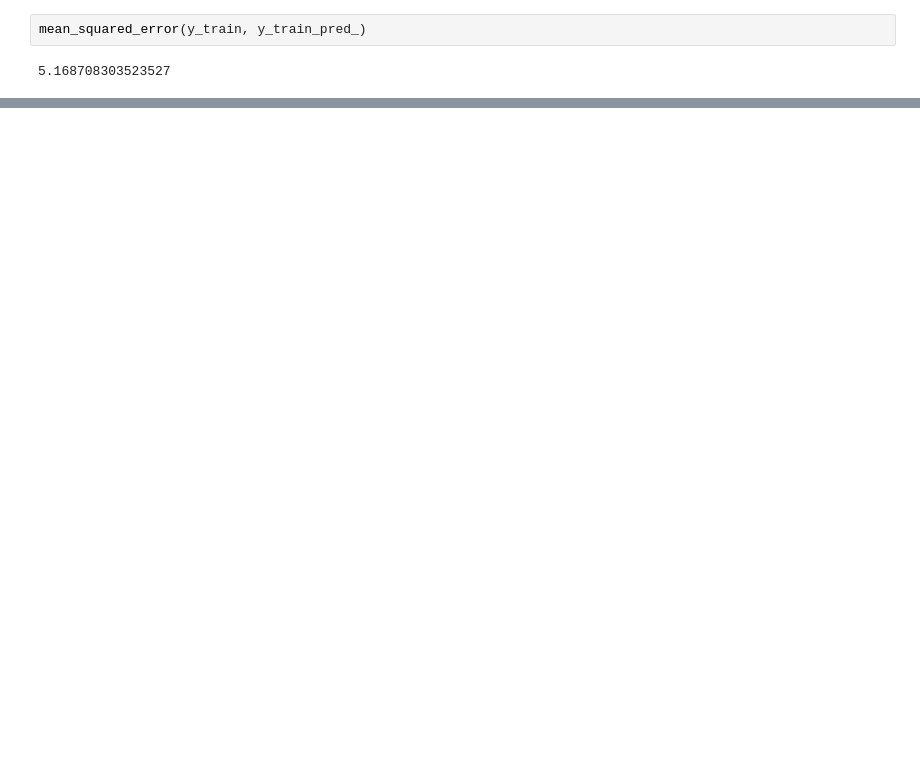
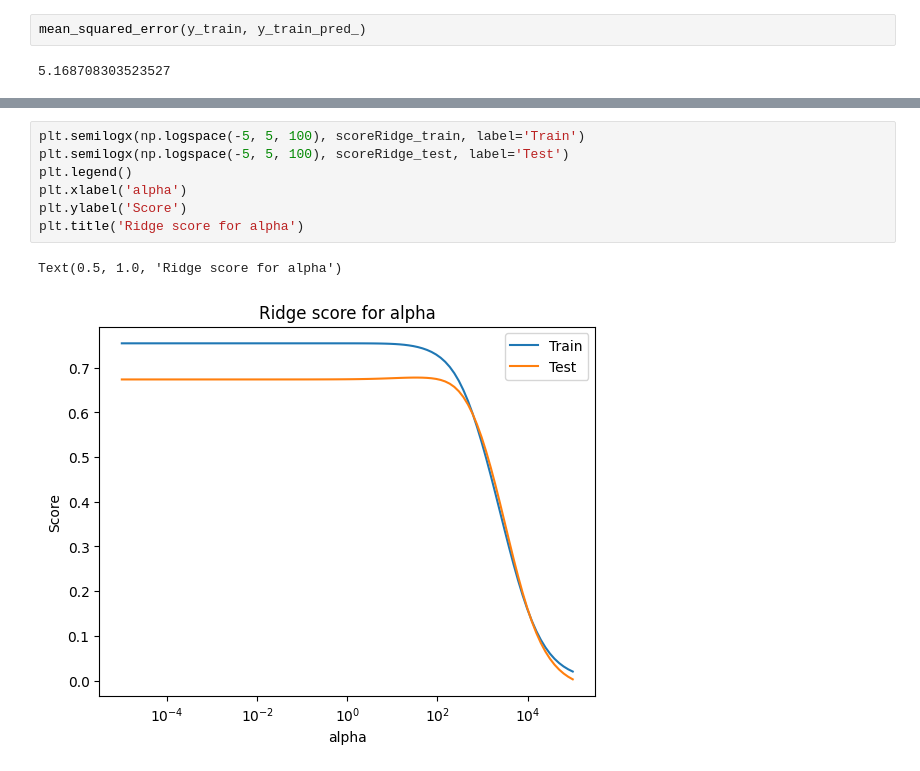
Before and after one commit to mkaniowski/machine_learning, a Jupyter notebook: Lab4/lab.ipynb, the cells around one changed output, grey strips where cells are left out. Cells and saved outputs as stored; diff of their text form; blank space fills up the shorter version.

```diff
--- a/Lab4/lab.ipynb
+++ b/Lab4/lab.ipynb
@@ -143 +149,11 @@ Text(0.5, 1.0, 'Ridge MSE for alpha')
+# %%
+plt.semilogx(np.logspace(-5, 5, 100), scoreRidge_train, label='Train')
+plt.semilogx(np.logspace(-5, 5, 100), scoreRidge_test, label='Test')
+plt.legend()
+plt.xlabel('alpha')
+plt.ylabel('Score')
+plt.title('Ridge score for alpha')
+# %% [output]
+Text(0.5, 1.0, 'Ridge score for alpha')
+[figure, added]
 # %%
```
Also changed, not shown: parts of 20 cells of this notebook.
